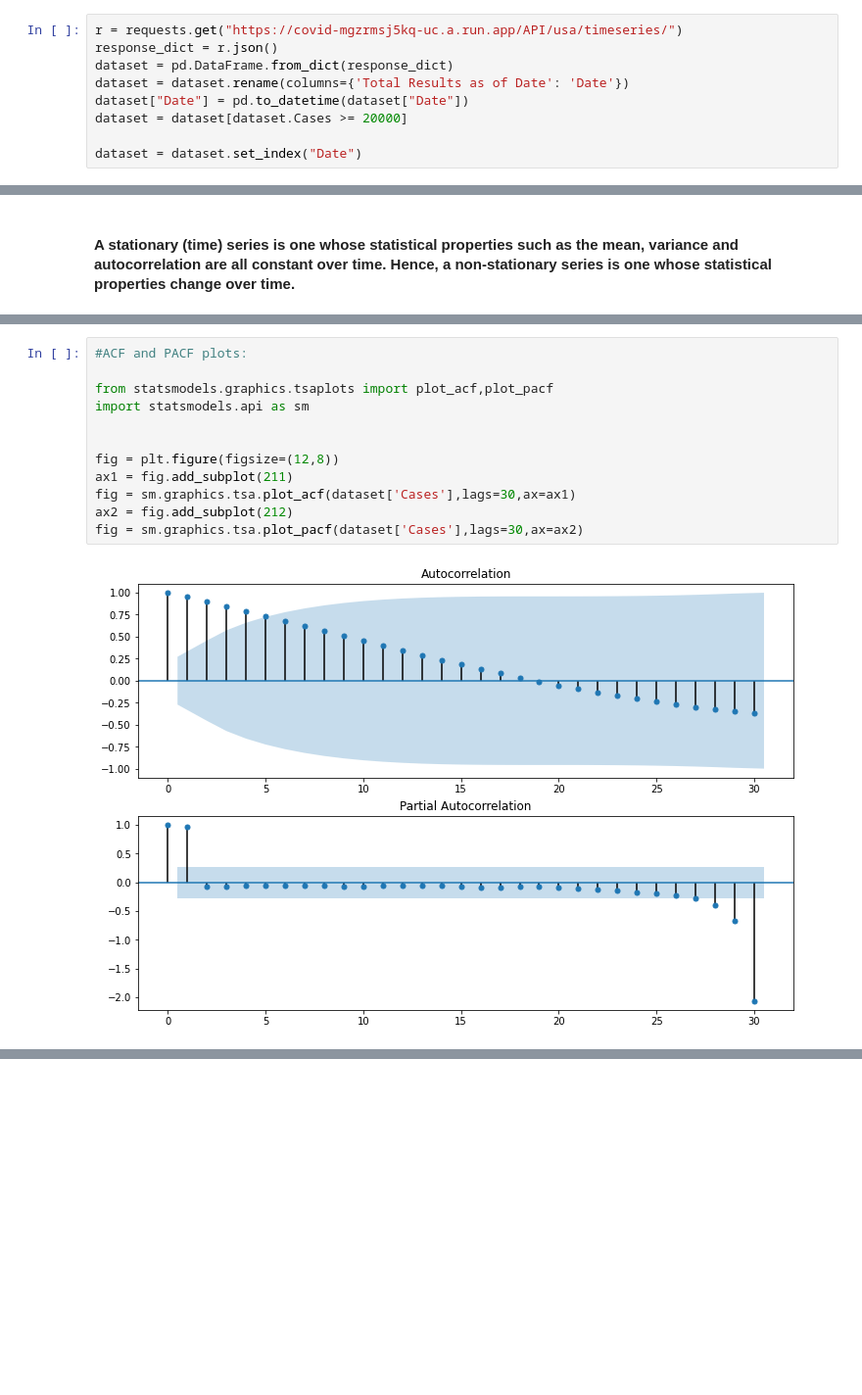
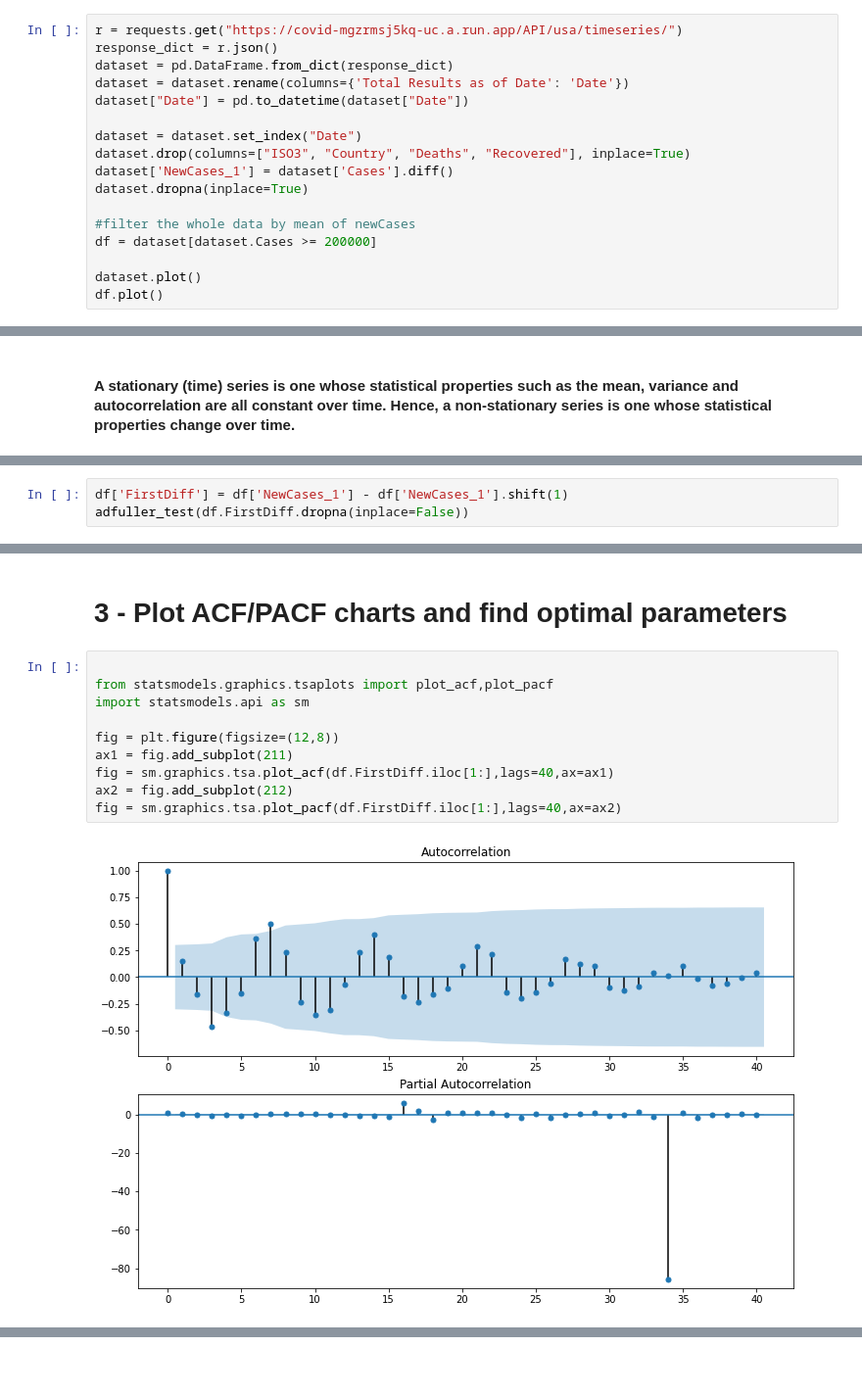
Before and after one commit to JoshuaFarmerATX/ehaarmanny_ML_App, a Jupyter notebook: Notebooks/Dani_ARIMA.ipynb, the cells around one changed output, grey strips where cells are left out. Shown: that part at 98% size. Drawn from its saved outputs; the diff is of its cells as text; blank space fills up the shorter version.

```diff
--- a/Notebooks/Dani_ARIMA.ipynb
+++ b/Notebooks/Dani_ARIMA.ipynb
@@ -14,6 +24,14 @@ response_dict = r.json()
 dataset = pd.DataFrame.from_dict(response_dict)
 dataset = dataset.rename(columns={'Total Results as of Date': 'Date'})
 dataset["Date"] = pd.to_datetime(dataset["Date"])
-dataset = dataset[dataset.Cases >= 20000]
 
 dataset = dataset.set_index("Date")
+dataset.drop(columns=["ISO3", "Country", "Deaths", "Recovered"], inplace=True)
+dataset['NewCases_1'] = dataset['Cases'].diff()
+dataset.dropna(inplace=True)
+
+#filter the whole data by mean of newCases
+df = dataset[dataset.Cases >= 200000]
+
+dataset.plot()
+df.plot()
@@ -88,0 +141,3 @@ plt.show()
+# %%
+df['FirstDiff'] = df['NewCases_1'] - df['NewCases_1'].shift(1)
+adfuller_test(df.FirstDiff.dropna(inplace=False))
@@ -89,14 +157,14 @@ plt.show()
+# %% [markdown]
+# 3 - Plot ACF/PACF charts and find optimal parameters
 # %%
-#ACF and PACF plots:
 
 from statsmodels.graphics.tsaplots import plot_acf,plot_pacf
 import statsmodels.api as sm
 
-
 fig = plt.figure(figsize=(12,8))
 ax1 = fig.add_subplot(211)
-fig = sm.graphics.tsa.plot_acf(dataset['Cases'],lags=30,ax=ax1)
+fig = sm.graphics.tsa.plot_acf(df.FirstDiff.iloc[1:],lags=40,ax=ax1)
 ax2 = fig.add_subplot(212)
-fig = sm.graphics.tsa.plot_pacf(dataset['Cases'],lags=30,ax=ax2)
+fig = sm.graphics.tsa.plot_pacf(df.FirstDiff.iloc[1:],lags=40,ax=ax2)
 # %% [output]
-[figure, old version]
+[figure, new version]
```
Also changed, not shown: parts of 51 cells of this notebook.
